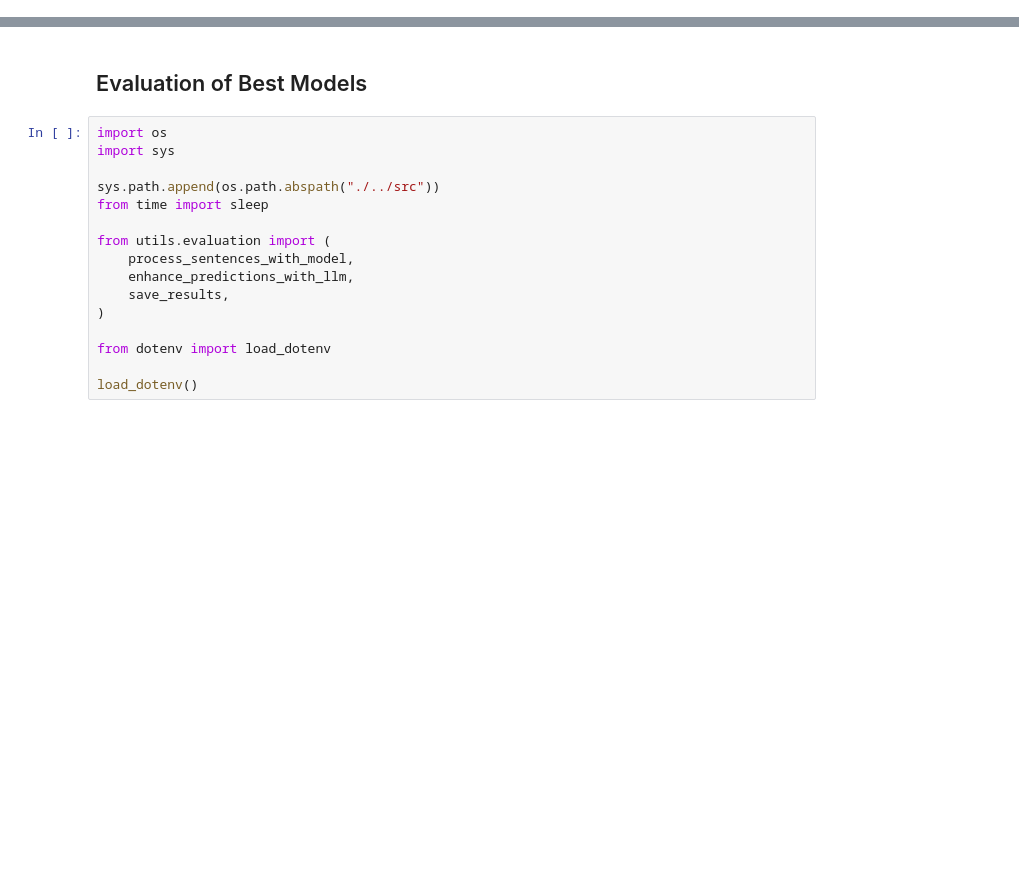
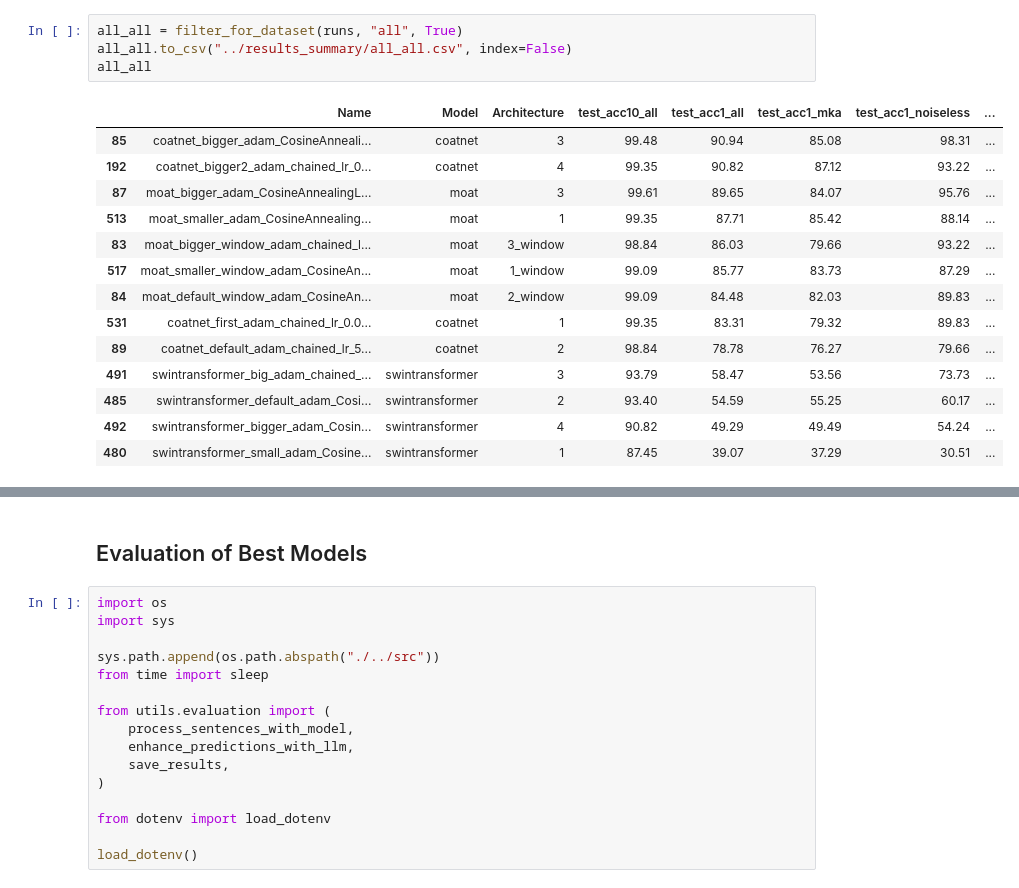
Before and after one commit to przybytniowskaj/KeystrokeDetection, a Jupyter notebook: notebooks/evaluation.ipynb, the cells around one changed output, grey strips where cells are left out. Saved outputs shown, nothing was run; the diff lists cells and outputs as text; blank space fills up the shorter version.

```diff
--- a/notebooks/evaluation.ipynb
+++ b/notebooks/evaluation.ipynb
@@ -0,0 +140,19 @@
+# %%
+all_all = filter_for_dataset(runs, "all", True)
+all_all.to_csv("../results_summary/all_all.csv", index=False)
+all_all
+# %% [output]
+|  | Name | Model | Architecture | test_acc10_all | test_acc1_all | test_acc1_mka | test_acc1_noiseless | ... |
+| 85 | coatnet_bigger_adam_CosineAnneali... | coatnet | 3 | 99.48 | 90.94 | 85.08 | 98.31 | ... |
+| 192 | coatnet_bigger2_adam_chained_lr_0... | coatnet | 4 | 99.35 | 90.82 | 87.12 | 93.22 | ... |
+| 87 | moat_bigger_adam_CosineAnnealingL... | moat | 3 | 99.61 | 89.65 | 84.07 | 95.76 | ... |
+| 513 | moat_smaller_adam_CosineAnnealing... | moat | 1 | 99.35 | 87.71 | 85.42 | 88.14 | ... |
+| 83 | moat_bigger_window_adam_chained_l... | moat | 3_window | 98.84 | 86.03 | 79.66 | 93.22 | ... |
+| 517 | moat_smaller_window_adam_CosineAn... | moat | 1_window | 99.09 | 85.77 | 83.73 | 87.29 | ... |
+| 84 | moat_default_window_adam_CosineAn... | moat | 2_window | 99.09 | 84.48 | 82.03 | 89.83 | ... |
+| 531 | coatnet_first_adam_chained_lr_0.0... | coatnet | 1 | 99.35 | 83.31 | 79.32 | 89.83 | ... |
+| 89 | coatnet_default_adam_chained_lr_5... | coatnet | 2 | 98.84 | 78.78 | 76.27 | 79.66 | ... |
+| 491 | swintransformer_big_adam_chained_... | swintransformer | 3 | 93.79 | 58.47 | 53.56 | 73.73 | ... |
+| 485 | swintransformer_default_adam_Cosi... | swintransformer | 2 | 93.40 | 54.59 | 55.25 | 60.17 | ... |
+| 492 | swintransformer_bigger_adam_Cosin... | swintransformer | 4 | 90.82 | 49.29 | 49.49 | 54.24 | ... |
+| 480 | swintransformer_small_adam_Cosine... | swintransformer | 1 | 87.45 | 39.07 | 37.29 | 30.51 | ... |
```
Also changed, not shown: parts of 21 cells of this notebook, 5 other files.
